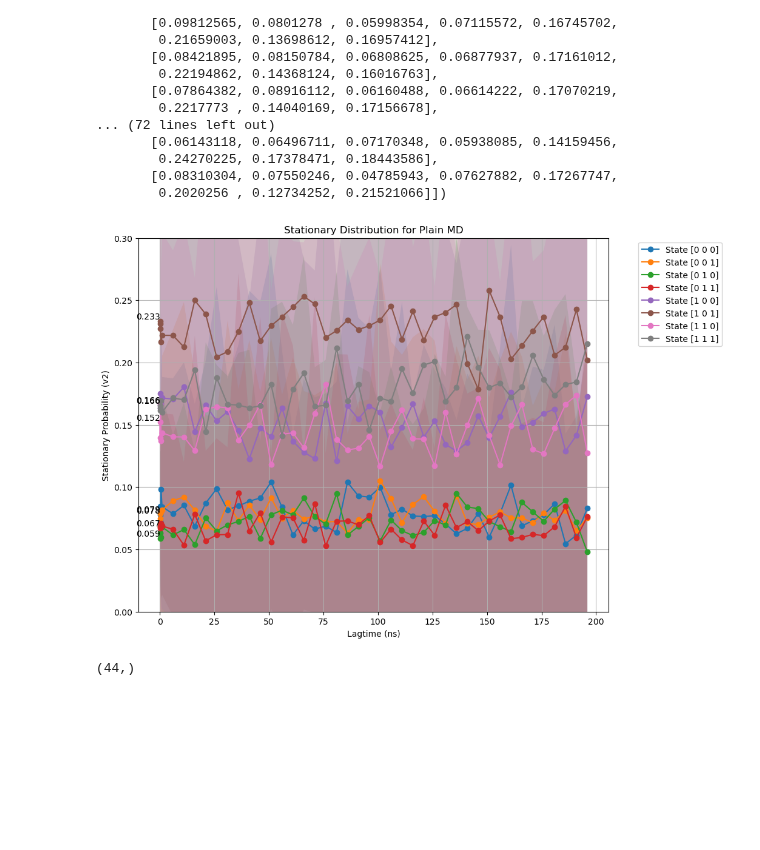
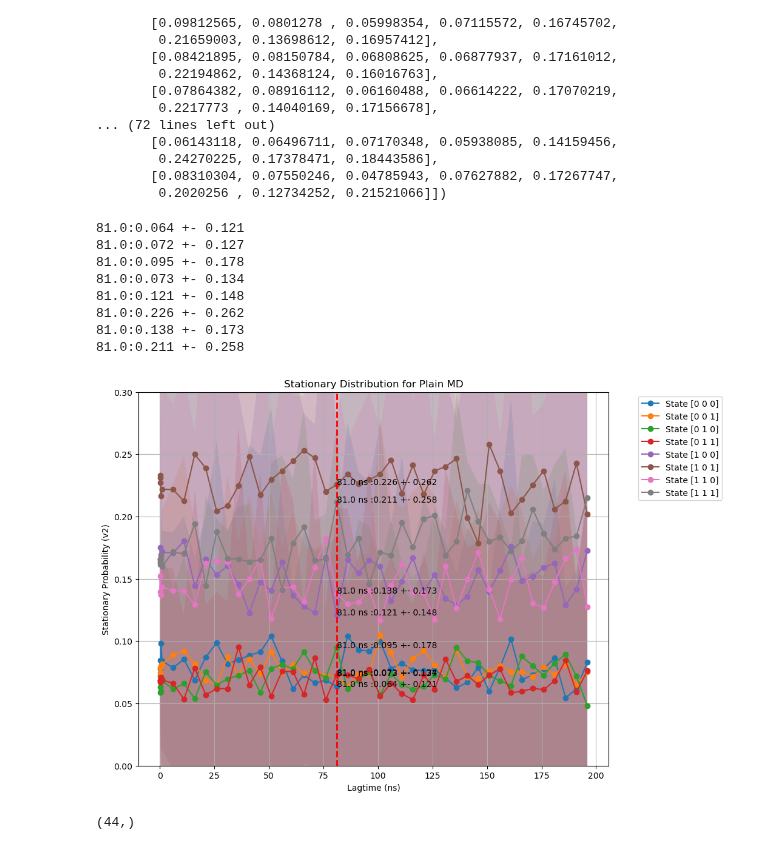
Before and after one commit to starwingc/peptoid_ESM, a Jupyter notebook: Plain_MD/analysis/transition_matrix.ipynb, the cells around one changed output. Saved outputs shown, nothing was run; the diff lists cells and outputs as text; code cells hidden in the pictures; blank space fills up the shorter version.

```diff
--- a/Plain_MD/analysis/transition_matrix.ipynb
+++ b/Plain_MD/analysis/transition_matrix.ipynb
@@ -430,31 +427,43 @@ array([[0.07762348, 0.07877198, 0.05896853, 0.06726571, 0.16609562,
 # %%
 plt.figure(figsize=(10, 8))
 state_to_plot = range(8)  # Fix: Select states 0 to 7
 
 # Loop through selected states and plot each separately
 for i, state in enumerate(state_to_plot):
     plt.plot(lagtimes_ns, pi_all_means[:, i], '-o', label=f'State {index_to_state(state)}')
 
     # Add shaded region for standard deviation
     plt.fill_between(lagtimes_ns,
                      pi_all_means[:, i] + pi_all_stds[:, i],  # Upper bound
                      pi_all_means[:, i] - pi_all_stds[:, i],  # Lower bound
                      alpha=0.2)
 
     # Annotate the first point with its value
-    first_x = lagtimes_ns[0]
-    first_y = pi_all_means[0, i]
-    plt.text(first_x, first_y, f"{first_y:.3f}", fontsize=10, ha='right', va='bottom')
+    first_x = lagtimes_ns[20]
+    first_y = pi_all_means[20, i]
+    first_y_var = pi_all_stds[20, i]
+    plt.text(first_x, first_y,  f"{first_x} ns :{first_y:.3f} +- {first_y_var:.3f}", fontsize=10)
+    print(f"{first_x}:{first_y:.3f} +- {first_y_var:.3f}")
+
+plt.axvline(x=first_x, color='r', linestyle='--', linewidth=2)
 
 plt.xlabel('Lagtime (ns)')
 plt.ylabel('Stationary Probability (v2)')
 plt.title('Stationary Distribution for Plain MD')
 plt.legend(loc='upper right', bbox_to_anchor=(1.25, 1))
 plt.ylim(0, 0.3)
 plt.grid(True)
 plt.show()
 # %% [output]
+81.0:0.064 +- 0.121
+81.0:0.072 +- 0.127
+81.0:0.095 +- 0.178
+81.0:0.073 +- 0.134
+81.0:0.121 +- 0.148
+81.0:0.226 +- 0.262
+81.0:0.138 +- 0.173
+81.0:0.211 +- 0.258
-[figure, old version]
+[figure, new version]
 # %%
 lagtimes_ns.shape
 # %% [output]
```
Also changed, not shown: parts of 2 cells of this notebook.
